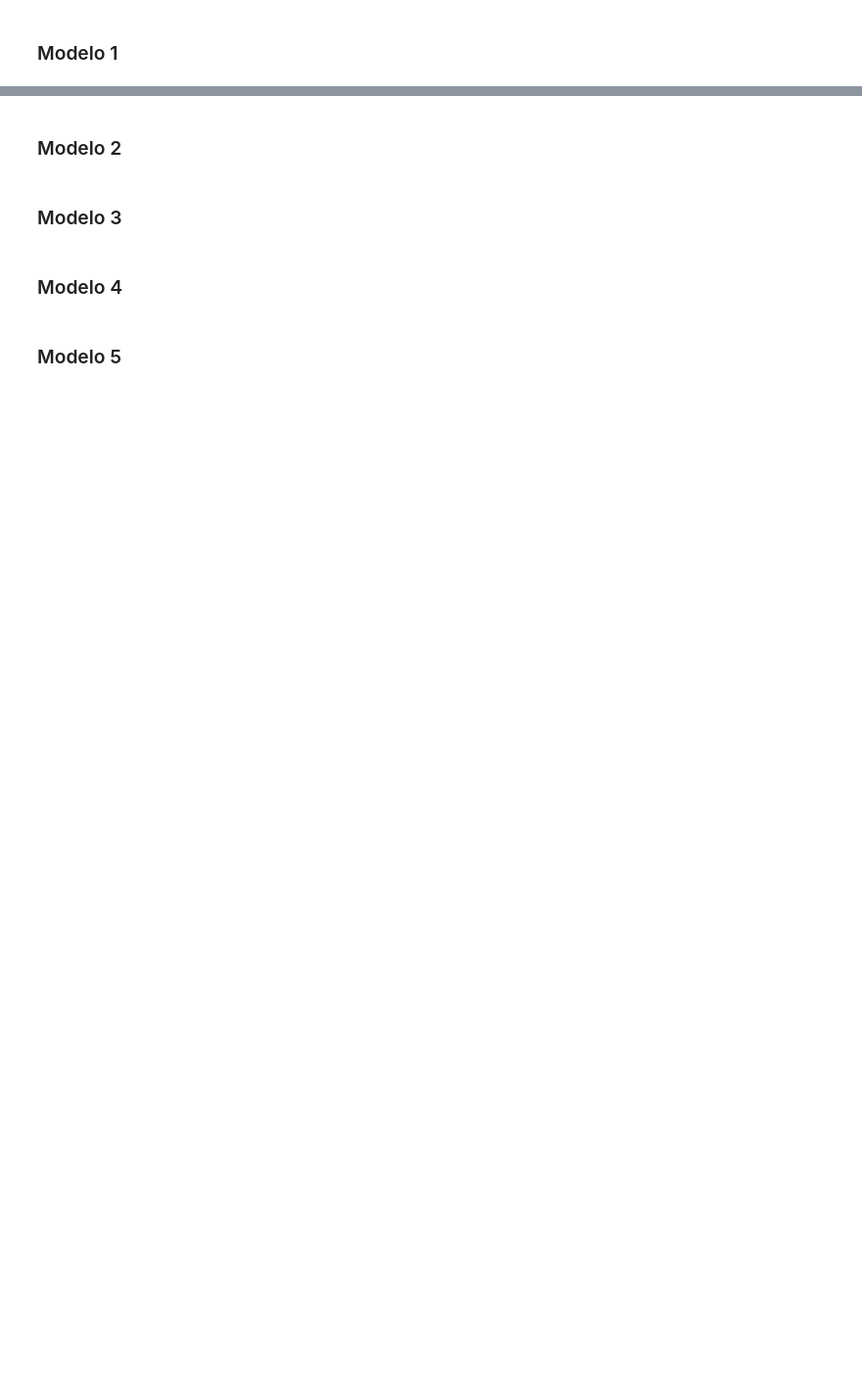
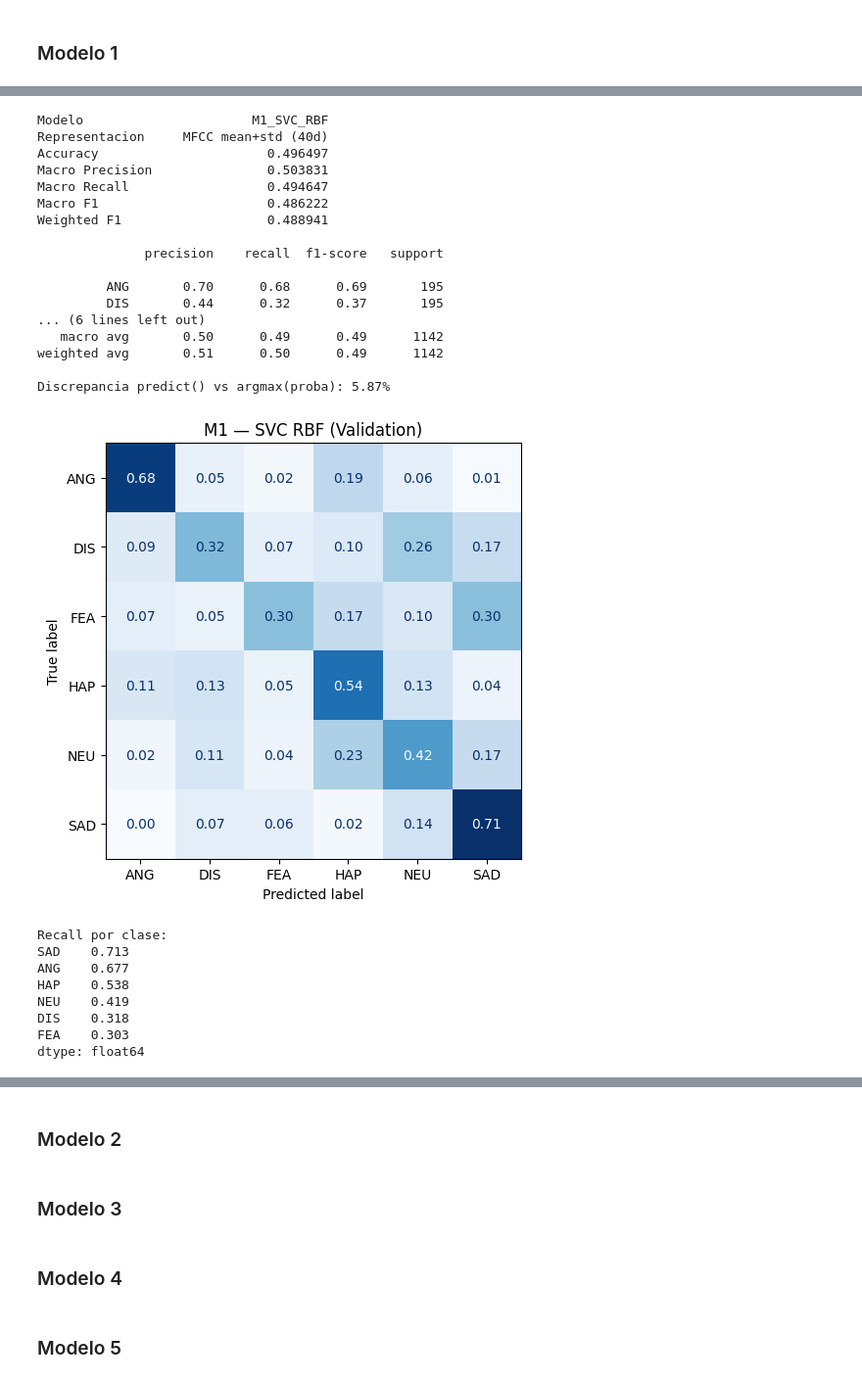
Before and after one commit to Aleortz/CREMA--D-Assembly-, a Jupyter notebook: Notebook/clasification-of-emotions.ipynb, the cells around one changed output, grey strips where cells are left out. Shown at 98% size. Saved outputs shown, nothing was run; the diff lists cells and outputs as text; code cells hidden in the pictures; blank space fills up the shorter version.

```diff
--- a/Notebook/clasification-of-emotions.ipynb
+++ b/Notebook/clasification-of-emotions.ipynb
@@ -530,0 +676,52 @@ NameError: name 'modelo' is not defined
+# %%
+# ---- Entrenamiento final con probabilidades calibradas ----
+m1 = Pipeline([('scaler', StandardScaler()),
+               ('clf', SVC(kernel='rbf', C=C_best, gamma=gamma_best,
+                           probability=True, random_state=SEED))])
+m1.fit(Xtr_m1, y_train)
+
+P_val_m1  = probs_ordenadas(m1, Xva_m1)
+P_test_m1 = probs_ordenadas(m1, Xte_m1)
+pred_val_m1 = pred_desde_probs(P_val_m1)
+
+res_m1 = evaluar(y_val, pred_val_m1, 'M1_SVC_RBF', 'MFCC mean+std (40d)')
+print(pd.Series(res_m1).to_string())
+print()
+print(classification_report(y_val, pred_val_m1, labels=CLASSES, zero_division=0))
+
+# Comprobaciones de integridad
+assert P_val_m1.shape == (len(y_val), 6)
+assert np.allclose(P_val_m1.sum(axis=1), 1.0)
+print(f"Discrepancia predict() vs argmax(proba): "
+      f"{100*(m1.predict(Xva_m1) != pred_val_m1).mean():.2f}%")
+
+cm_m1 = matriz_confusion(y_val, pred_val_m1, 'M1 — SVC RBF (Validation)')
+print('Recall por clase:')
+print(pd.Series(np.diag(cm_m1)/cm_m1.sum(axis=1), index=CLASSES).round(3).sort_values(ascending=False))
+# %% [output]
+Modelo                      M1_SVC_RBF
+Representacion     MFCC mean+std (40d)
+Accuracy                      0.496497
+Macro Precision               0.503831
+Macro Recall                  0.494647
+Macro F1                      0.486222
+Weighted F1                   0.488941
+
+              precision    recall  f1-score   support
+
+         ANG       0.70      0.68      0.69       195
+         DIS       0.44      0.32      0.37       195
+... (6 lines left out)
+   macro avg       0.50      0.49      0.49      1142
+weighted avg       0.51      0.50      0.49      1142
+
+Discrepancia predict() vs argmax(proba): 5.87%
+[figure, added]
+Recall por clase:
+SAD    0.713
+ANG    0.677
+HAP    0.538
+NEU    0.419
+DIS    0.318
+FEA    0.303
+dtype: float64
```
Also changed, not shown: parts of 17 cells of this notebook, 1 other file.
